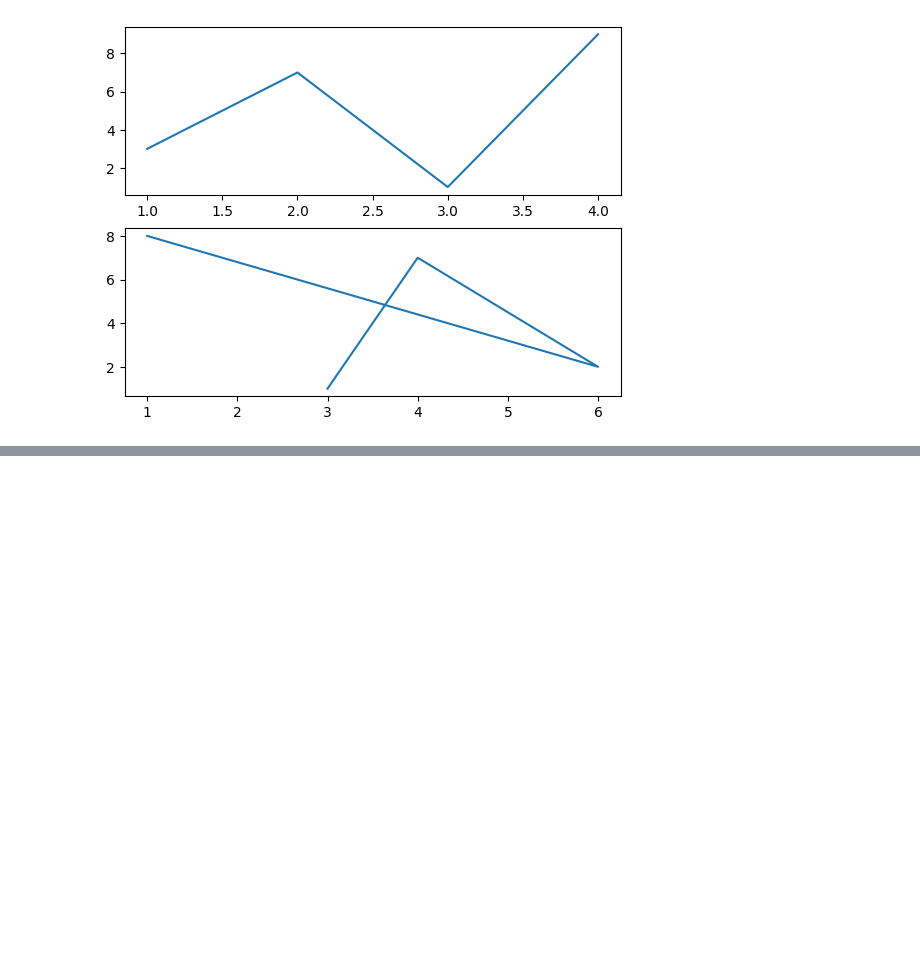
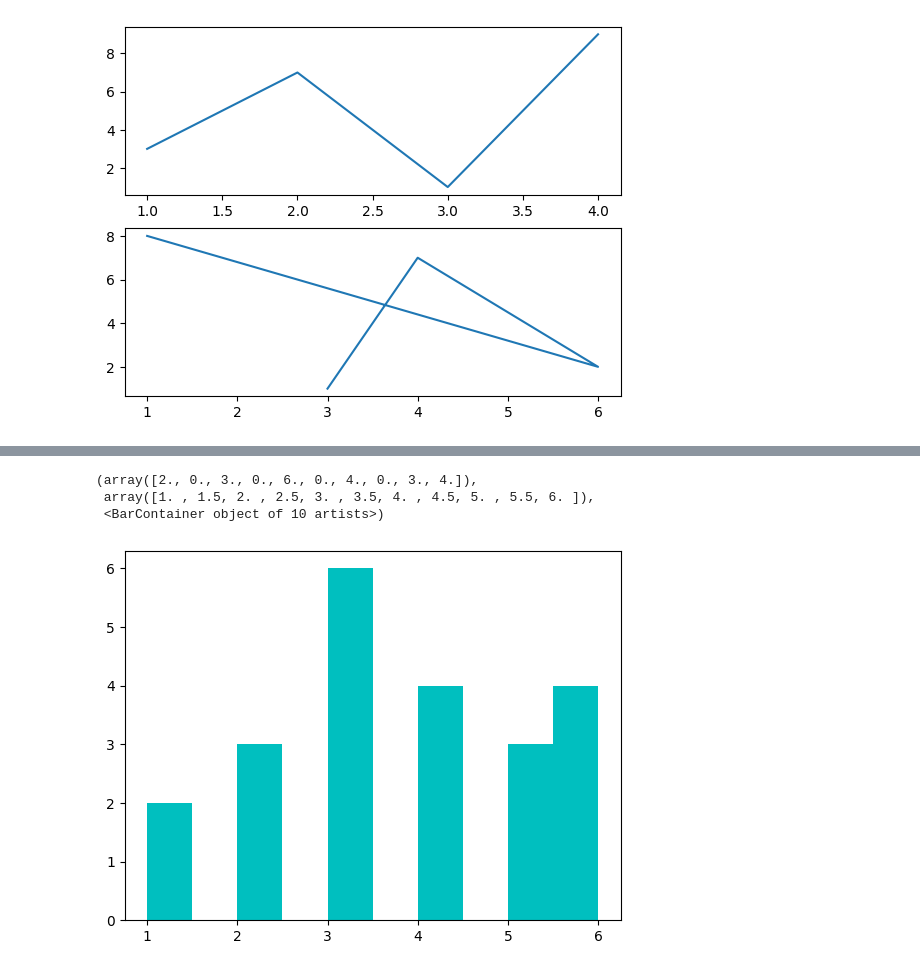
Before and after one commit to JoeVA2020/DS_OCT_ML, a Jupyter notebook: Mathplot/mathplot.ipynb, the cells around one changed output, grey strips where cells are left out. Saved outputs shown, nothing was run; the diff lists cells and outputs as text; code cells hidden in the pictures; blank space fills up the shorter version.

```diff
--- a/Mathplot/mathplot.ipynb
+++ b/Mathplot/mathplot.ipynb
@@ -153,0 +181,11 @@ plt.plot(x2,y2)
+# %%
+# Histogram
+# number of frequency observation
+
+x=[1,1,2,2,2,4,4,4,4,5,5,5,6,6,6,6,3,3,3,3,3,3]
+plt.hist(x,color='c')
+# %% [output]
+(array([2., 0., 3., 0., 6., 0., 4., 0., 3., 4.]),
+ array([1. , 1.5, 2. , 2.5, 3. , 3.5, 4. , 4.5, 5. , 5.5, 6. ]),
+ <BarContainer object of 10 artists>)
+[figure, added]
```
Also changed, not shown: parts of 4 cells of this notebook.
